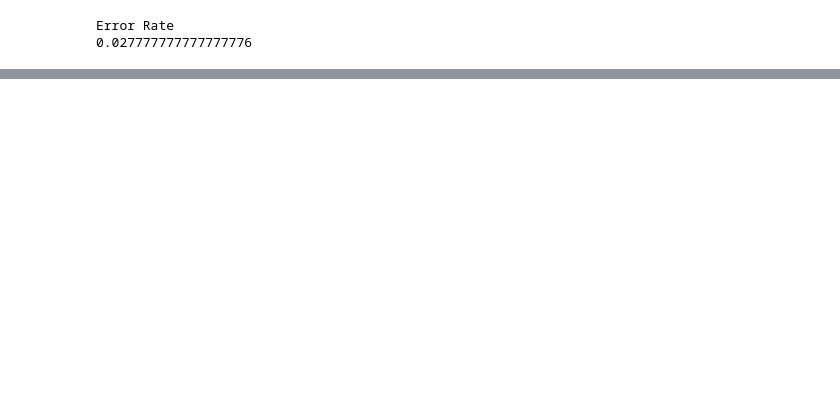
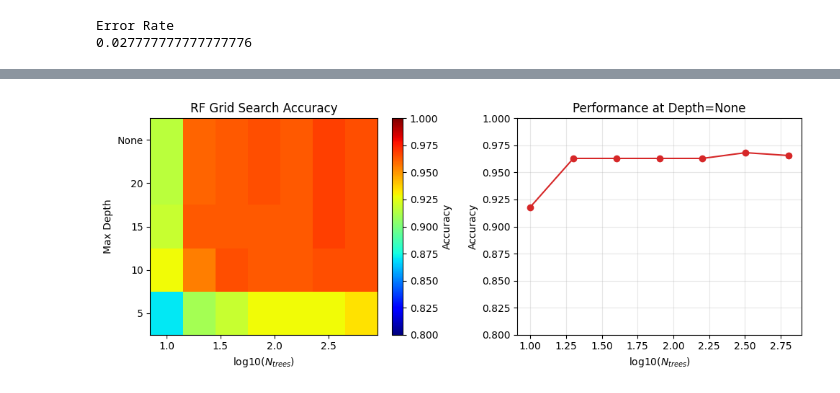
Before and after one commit to MathiasD-P/ECSE_551_A1, a Jupyter notebook: classification.ipynb, the cells around one changed output, grey strips where cells are left out. Cells and saved outputs as stored; diff of their text form; code cells hidden in the pictures; blank space fills up the shorter version.

```diff
--- a/classification.ipynb
+++ b/classification.ipynb
@@ -464,0 +512,9 @@ Error Rate
+# %%
+# Testing RF Classifier
+
+# Training and testing sets
+
+# We split and normalize with the same test setup as before
+Xtrain, Xtest, ytrain, ytest = train_test_split(X, y, test_size=0.3, random_state=42)
+Xtrain = Xtrain / 16
+Xtest = Xtest / 16
@@ -464,0 +572,37 @@ Error Rate
+# %%
+# Treat depth of None as a deep value (ex. 25)
+depth_numeric = np.array([d if d is not None else 25 for d in max_depth_range])
+depth_labels = [str(d) for d in max_depth_range] # This creates ['None', '5', '10', '20']
+
+# This new 25 is out of place in the X labels, therefore sort.
+sort_idx = np.argsort(depth_numeric)
+depth_sorted = depth_numeric[sort_idx]
+labels_sorted = [depth_labels[i] for i in sort_idx]
+ER_sorted = ER_RF[:, sort_idx]
+idx_i_sort, idx_j_sort = np.unravel_index(np.argmin(ER_sorted), ER_sorted.shape)
+
+fig, axs = plt.subplots(1, 2, figsize=(10, 4))
+
+X_mesh, Y_mesh = np.meshgrid(np.log10(n_estimators_range), depth_sorted)
+map = axs[0].pcolormesh(X_mesh, Y_mesh, (1 - ER_sorted.T), shading='nearest', cmap='jet', vmin=0.8, vmax=1)
+
+# Overwrite on the fly to show "None"
+axs[0].set_yticks(depth_sorted)
+axs[0].set_yticklabels(labels_sorted)
+axs[0].set_xlabel(r"log10($N_{trees}$)")
+axs[0].set_ylabel("Max Depth")
+axs[0].set_title("RF Grid Search Accuracy")
+fig.colorbar(map, ax=axs[0], orientation='vertical', label="Accuracy")
+
+best_depth_idx = np.argmin(np.min(ER_sorted, axis=0))
+axs[1].plot(np.log10(n_estimators_range), 1 - ER_sorted[:, idx_j_sort], 'o-', color='tab:red')
+axs[1].set_ylabel("Accuracy")
+axs[1].set_xlabel(r"log10($N_{trees}$)")
+axs[1].set_title(f"Performance at Depth={max_depth_range[j]}")
+axs[1].set_ylim([0.8, 1])
+axs[1].grid(True, alpha=0.3)
+
+fig.tight_layout()
+plt.show()
+# %% [output]
+[figure, added]
```
Also changed, not shown: parts of 14 cells of this notebook.
